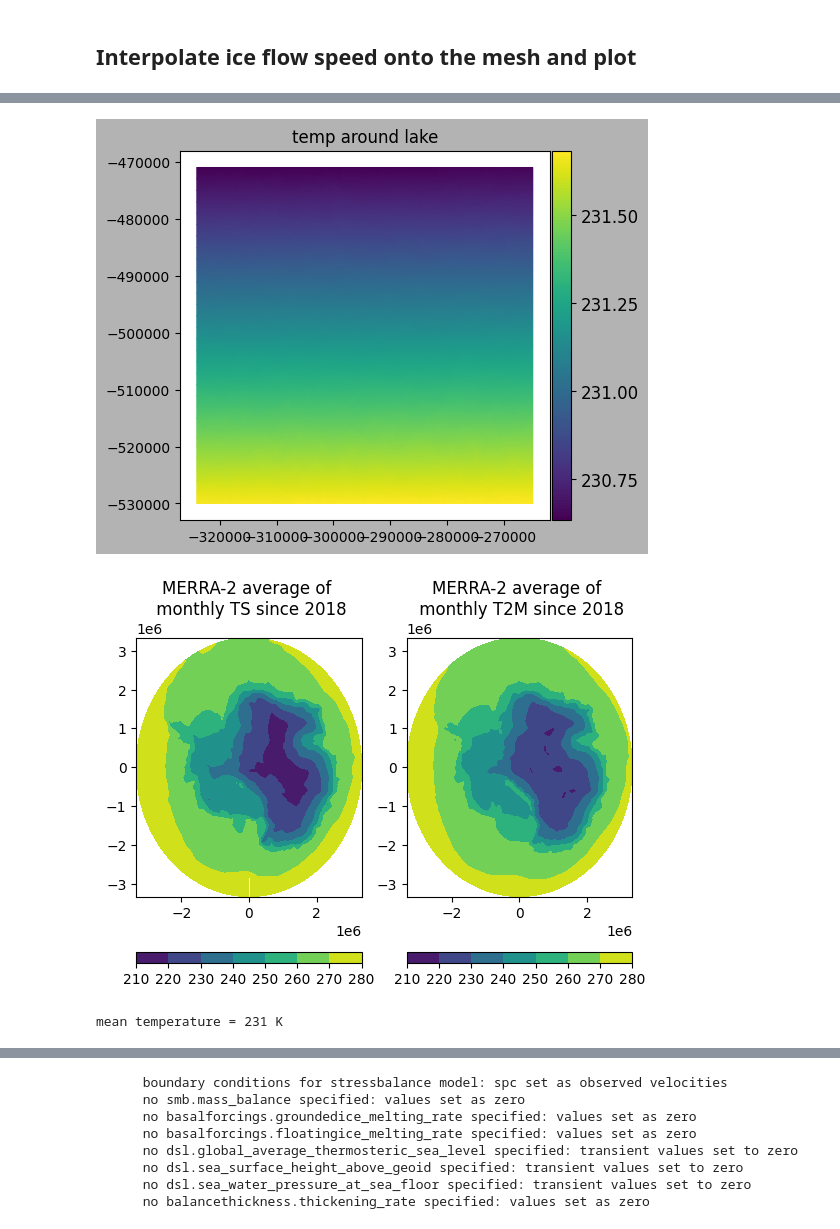
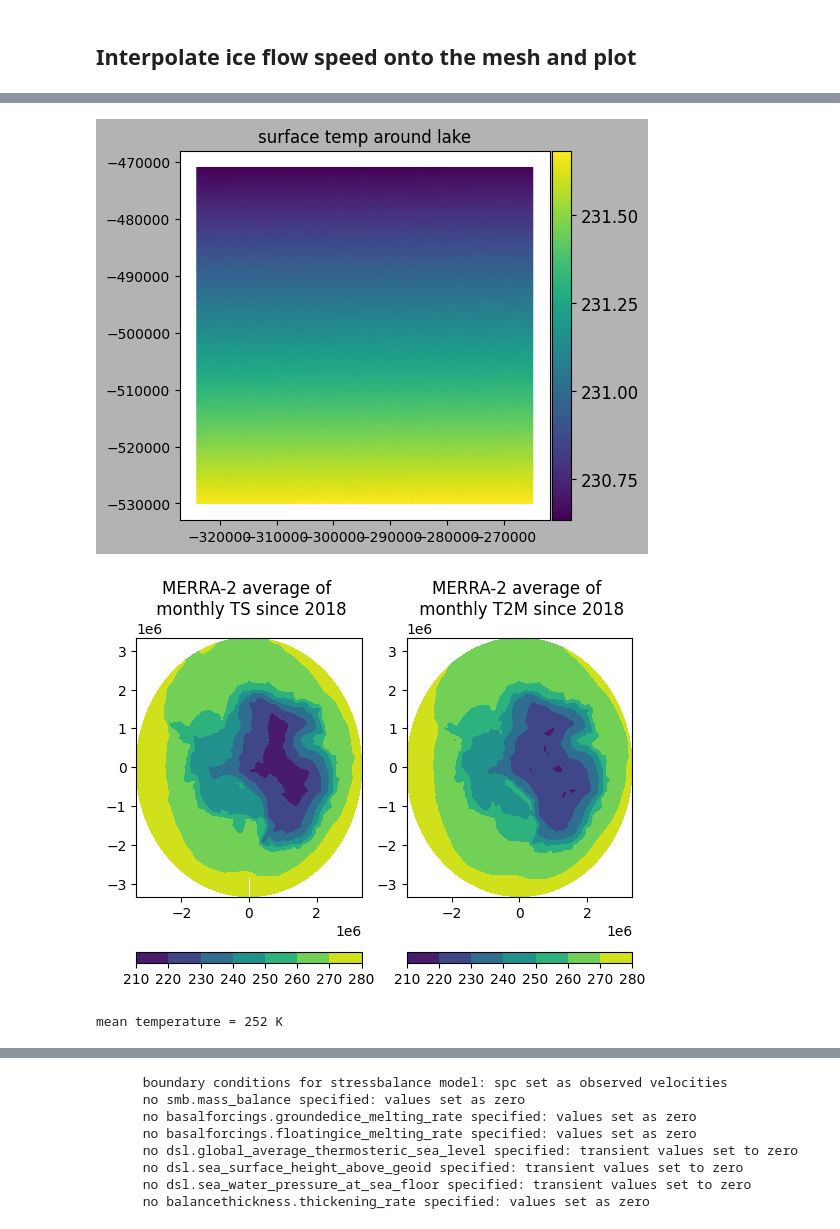
Before and after one commit to agstub/lake-pressures, a Jupyter notebook: notebooks/3b_get_ISSM_params.ipynb, the cells around one changed output, grey strips where cells are left out. Saved outputs shown, nothing was run; the diff lists cells and outputs as text; code cells hidden in the pictures.

Commit message:
temperature approximation

```diff
--- a/notebooks/3b_get_ISSM_params.ipynb
+++ b/notebooks/3b_get_ISSM_params.ipynb
@@ -95,7 +95,7 @@ u_mean = u.mean()
 v_mean = v.mean()
 
 # Refine mesh according to flow speed
-md = bamg(md, 'hmax', 2000, 'hmin', 100, 'gradation', 1.4, 'field', speed, 'err', 8)
+md = bamg(md, 'hmax', 1500, 'hmin', 50, 'gradation', 1.4, 'field', speed, 'err', 8)
 plotmodel(md, 'data', 'mesh','title','new mesh')
 # %% [output]
 [figure]
@@ -107,6 +107,6 @@ WARNING: mesh present but no geometry found. Reconstructing...
 # %%
-# Get temperature from averaging monthly Merra-2 surface temperatures
-# This is done in the parameterize file, but can check that is works here ...
+# Get surface temperature from averaging monthly Merra-2 surface temperatures
+# This is done in the parameterize file, but just checking that it works here ...
 dir_str = '/Users/agstubbl/Desktop/merra2/'
 directory = os.fsencode(dir_str)
 filelist = []
@@ -135,39 +135,40 @@ lat = ds['lat'][:].data.astype(np.float64)
 lon = ds['lon'][:].astype(np.float64)
 llo,lla = np.meshgrid(lon,lat)
 [xi, yi] = ll2xy(lla, llo, - 1, 0, 71)
 x1 = xi.flatten()
 y1 = yi.flatten()
 T_ = T_surf.flatten()
 
 T_ = T_[x1>0]
 y1 = y1[x1>0]
 x1 = x1[x1>0]
 
 index = BamgTriangulate(x1, y1)
 T_ = InterpFromMeshToMesh2d(index, x1, y1, T_, md.mesh.x, md.mesh.y)
 
-md.initialization.temperature = T_
-plotmodel(md,'data', md.initialization.temperature, 'title', 'temp around lake','fontsize',12)
+plotmodel(md,'data', T_, 'title', 'surface temp around lake','fontsize',12)
 # Plot MERRA-2 temperatures just FYI
 plt.close()
 
 plt.subplot(121)
 plt.title('MERRA-2 average of \n monthly TS since 2018',fontsize=12)
 plt.contourf(xi,yi,T_surf,levels=np.arange(210,281,10))
 plt.colorbar(orientation='horizontal')
 
 plt.subplot(122)
 plt.title('MERRA-2 average of \n monthly T2M since 2018',fontsize=12)
 plt.contourf(xi,yi,T_2m,levels=np.arange(210,281,10))
 plt.colorbar(orientation='horizontal')
 plt.show()
 
-T_mean = md.initialization.temperature.mean()
+# set mean ice temperature to be (T_surf + T_base)/2
+# where T_base is the melting point
+T_mean = 0.5*(T_.mean() + 273.15)
 print('mean temperature = {:.0f} K'.format(T_mean))
 # %% [output]
-[figure, old version]
+[figure, new version]
 [figure]
-mean temperature = 231 K
+mean temperature = 252 K
 # %%
 # Interpolate bedmachine thickness onto mesh and plot
 bedmachine = Dataset('/Users/agstubbl/Desktop/bedmachine/BedMachineAntarctica-v3.nc')
```
Also changed, not shown: parts of 6 cells of this notebook, 3 other files.
